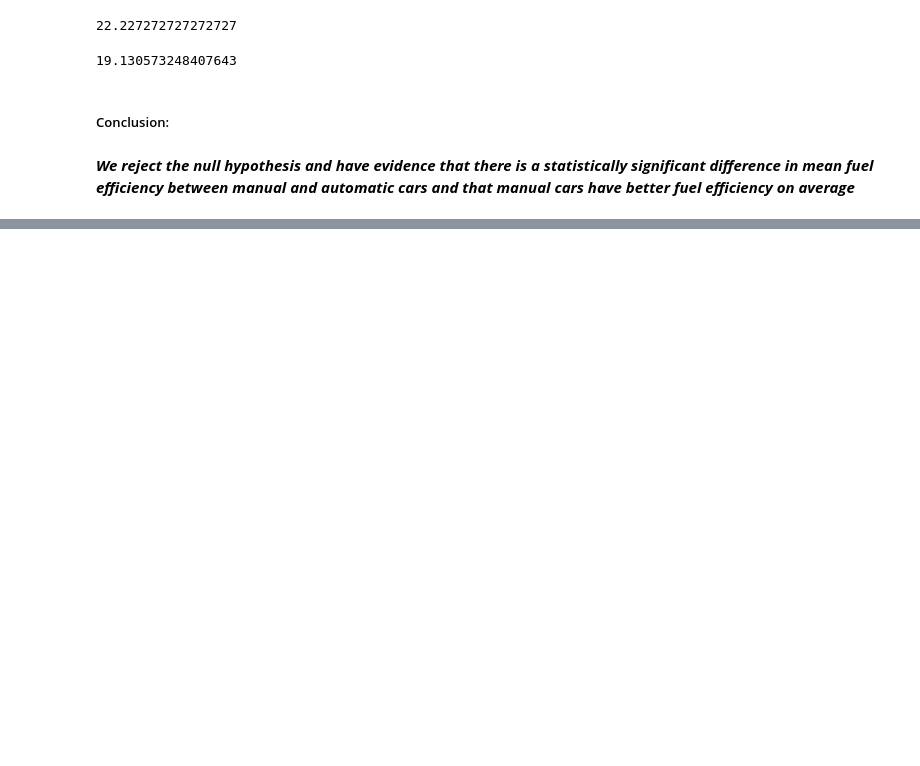
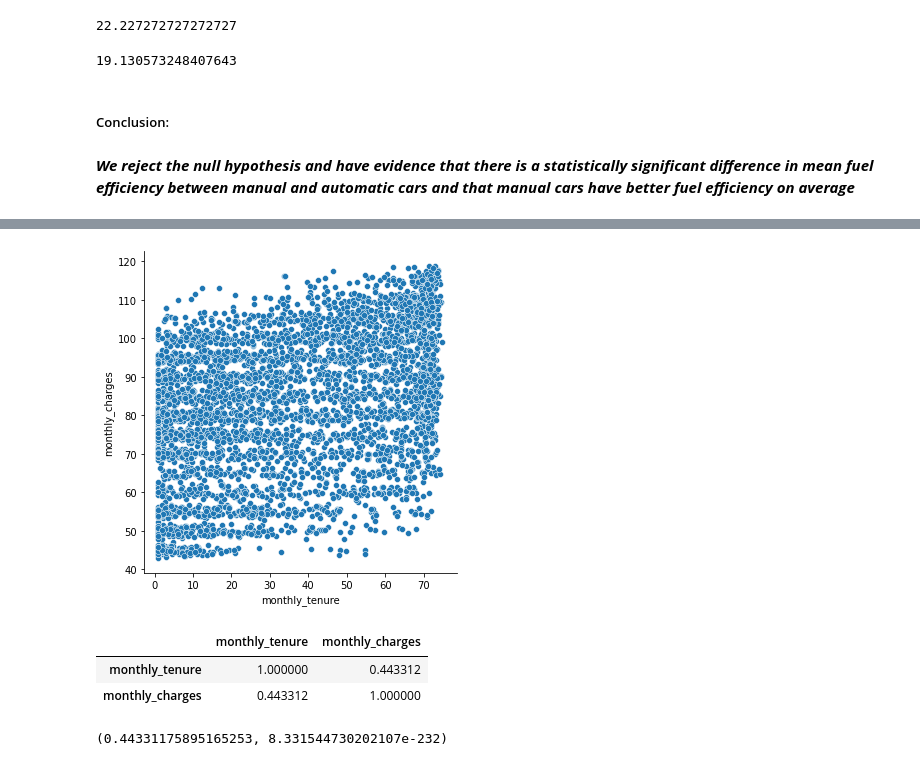
Before and after one commit to adam-talbot/statistics-exercises, a Jupyter notebook: hypothesis_testing.ipynb, the cells around one changed output, grey strips where cells are left out. Cells and saved outputs as stored; diff of their text form; code cells hidden in the pictures; blank space fills up the shorter version.

```diff
--- a/hypothesis_testing.ipynb
+++ b/hypothesis_testing.ipynb
@@ -522,0 +625,5 @@ auto.mean()
+# %%
+# control for phone and internet service
+
+p_and_i = df[df.service_type == 'phone_and_internet']
+p_and_i.head()
@@ -522,0 +638,17 @@ auto.mean()
+# %%
+# lets look at tenure and monthly charges first
+sns.relplot(x='monthly_tenure', y='monthly_charges', data=p_and_i)
+plt.show()
+# %% [output]
+[figure, added]
+# %%
+p_and_i[['monthly_tenure', 'monthly_charges']].corr()
+# %% [output]
+|  | monthly_tenure | monthly_charges |
+| monthly_tenure | 1.000000 | 0.443312 |
+| monthly_charges | 0.443312 | 1.000000 |
+# %%
+r, p = stats.pearsonr(p_and_i.monthly_tenure, p_and_i.monthly_charges)
+r, p
+# %% [output]
+(0.44331175895165253, 8.331544730202107e-232)
```
Also changed, not shown: parts of 37 cells of this notebook.
